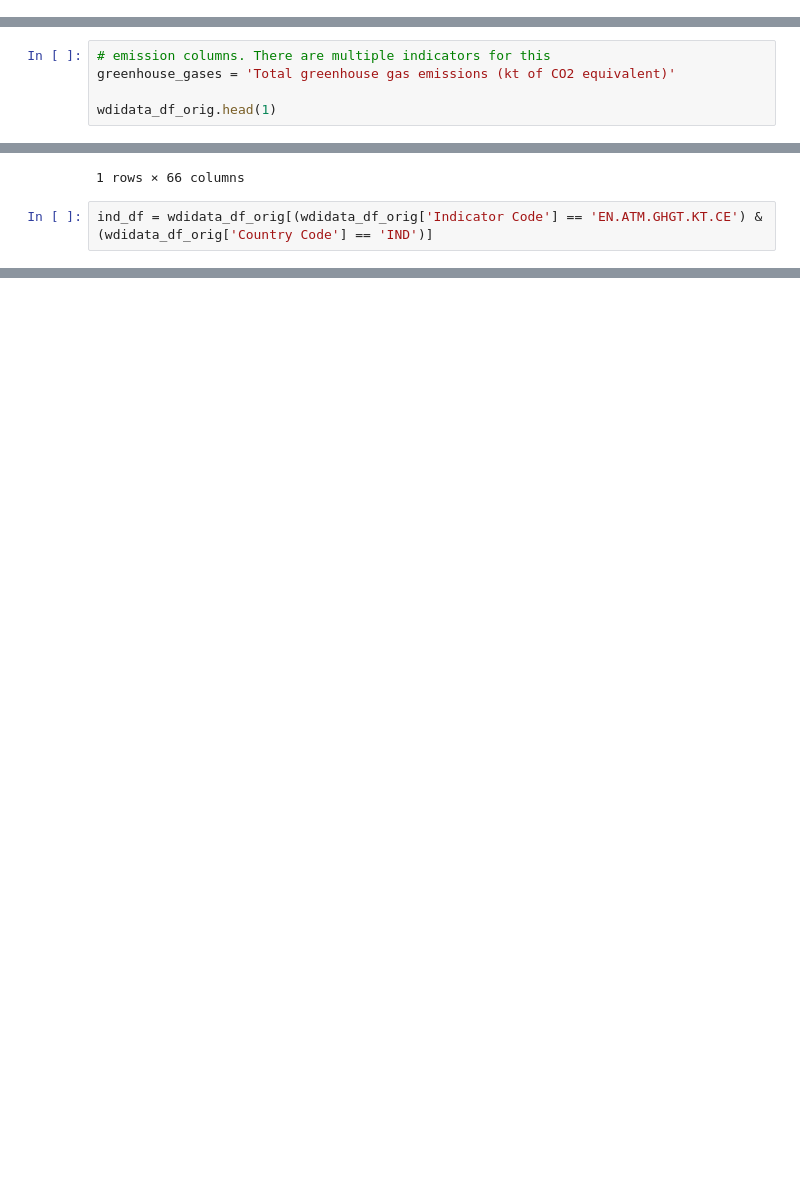
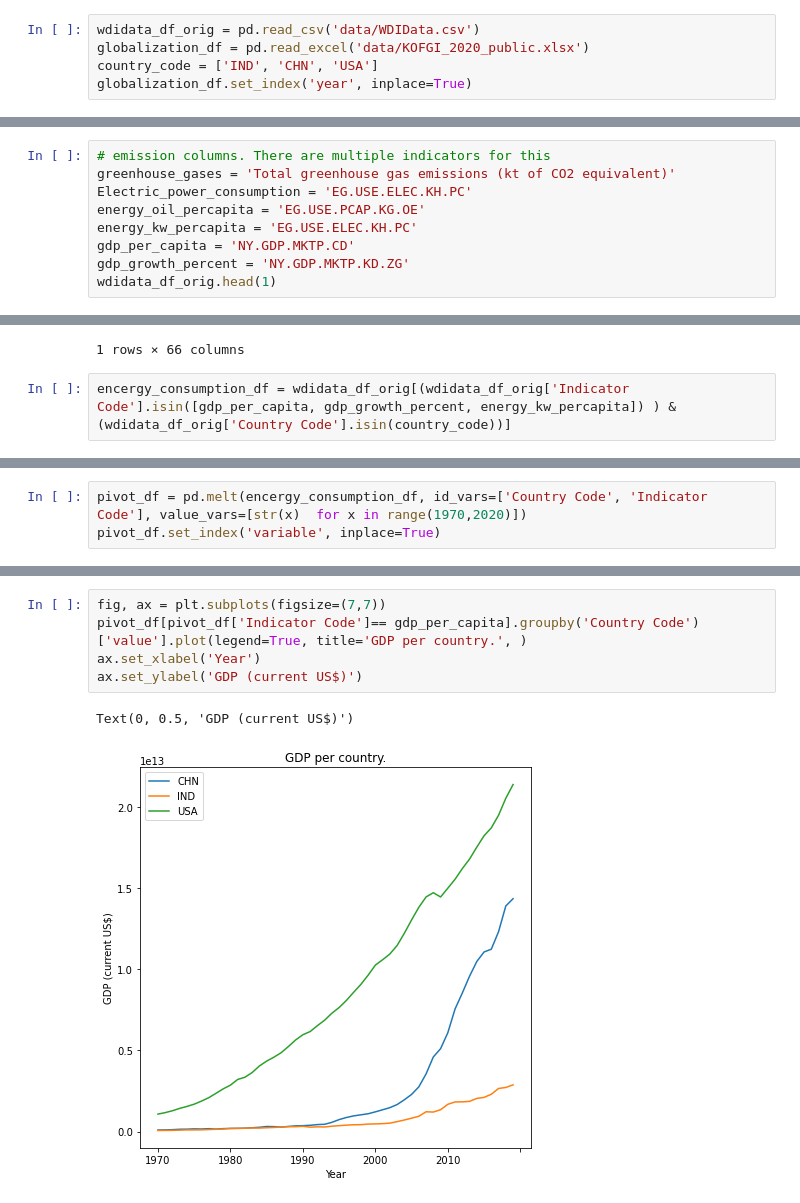
Before and after one commit to koonaparaju/data-512-final, a Jupyter notebook: FInal Project.ipynb, the cells around one changed output, grey strips where cells are left out. Saved outputs shown, nothing was run; the diff lists cells and outputs as text; blank space fills up the shorter version.

```diff
--- a/FInal Project.ipynb
+++ b/FInal Project.ipynb
@@ -34,0 +98,5 @@ wdidata_df_orig = pd.read_csv('data/WDIData.csv')
+# %%
+wdidata_df_orig = pd.read_csv('data/WDIData.csv')
+globalization_df = pd.read_excel('data/KOFGI_2020_public.xlsx')
+country_code = ['IND', 'CHN', 'USA']
+globalization_df.set_index('year', inplace=True)
@@ -35,11 +117,15 @@ wdidata_df_orig = pd.read_csv('data/WDIData.csv')
 # %%
 # emission columns. There are multiple indicators for this
 greenhouse_gases = 'Total greenhouse gas emissions (kt of CO2 equivalent)'
-
+Electric_power_consumption = 'EG.USE.ELEC.KH.PC'
+energy_oil_percapita = 'EG.USE.PCAP.KG.OE'
+energy_kw_percapita = 'EG.USE.ELEC.KH.PC'
+gdp_per_capita = 'NY.GDP.MKTP.CD'
+gdp_growth_percent = 'NY.GDP.MKTP.KD.ZG'
 wdidata_df_orig.head(1)
 # %% [output]
 |  | Country Name | Country Code | Indicator Name | Indicator Code | 1960 | 1961 | 1962 | 1963 | ... |
 | 0 | Arab World | ARB | Access to clean fuels and technol... | EG.CFT.ACCS.ZS | NaN | NaN | NaN | NaN | ... |
 1 rows × 66 columns
 # %%
-ind_df = wdidata_df_orig[(wdidata_df_orig['Indicator Code'] == 'EN.ATM.GHGT.KT.CE') & (wdidata_df_orig['Country Code'] == 'IND')]
+encergy_consumption_df = wdidata_df_orig[(wdidata_df_orig['Indicator Code'].isin([gdp_per_capita, gdp_growth_percent, energy_kw_percapita]) ) & (wdidata_df_orig['Country Code'].isin(country_code))]
@@ -52,0 +142,3 @@ pd.melt(ind_df, id_vars=['Country Code', 'Indicator Name'], value_vars=['2000',
+# %%
+pivot_df = pd.melt(encergy_consumption_df, id_vars=['Country Code', 'Indicator Code'], value_vars=[str(x)  for x in range(1970,2020)])
+pivot_df.set_index('variable', inplace=True)
@@ -52,0 +158,8 @@ pd.melt(ind_df, id_vars=['Country Code', 'Indicator Name'], value_vars=['2000',
+# %%
+fig, ax = plt.subplots(figsize=(7,7))
+pivot_df[pivot_df['Indicator Code']== gdp_per_capita].groupby('Country Code')['value'].plot(legend=True, title='GDP per country.', )
+ax.set_xlabel('Year')
+ax.set_ylabel('GDP (current US$)')
+# %% [output]
+Text(0, 0.5, 'GDP (current US$)')
+[figure, added]
```
Also changed, not shown: parts of 16 cells of this notebook, 1 other file.
